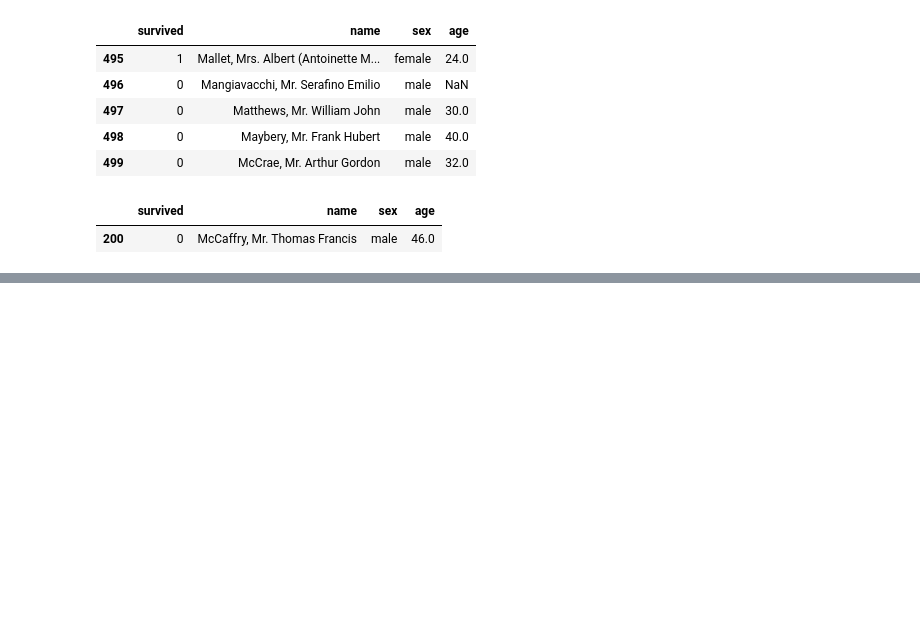
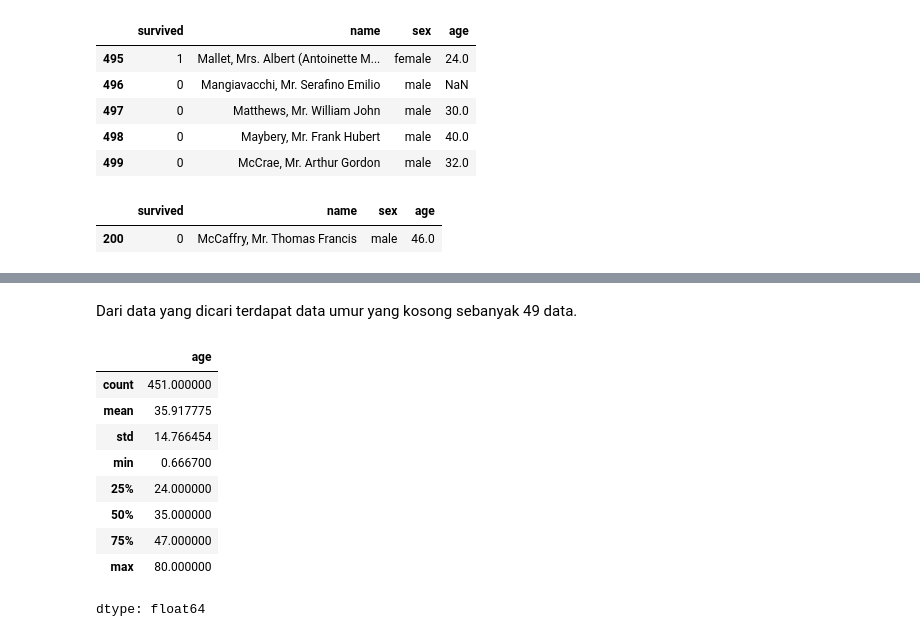
Before and after one commit to ally-sketch/DATA-SCIENCE-, a Jupyter notebook: Basic Python and Data Intelligence/Dibimbing/template_assignment.ipynb, the cells around one changed output, grey strips where cells are left out. Saved outputs shown, nothing was run; the diff lists cells and outputs as text; code cells hidden in the pictures; blank space fills up the shorter version.

```diff
--- a/Basic Python and Data Intelligence/Dibimbing/template_assignment.ipynb
+++ b/Basic Python and Data Intelligence/Dibimbing/template_assignment.ipynb
@@ -76,0 +90,15 @@ df.sample()
+# %% [markdown]
+Dari data yang dicari terdapat data umur yang kosong sebanyak 49 data.
+# %%
+df['age'].describe()
+# %% [output]
+|  | age |
+| count | 451.000000 |
+| mean | 35.917775 |
+| std | 14.766454 |
+| min | 0.666700 |
+| 25% | 24.000000 |
+| 50% | 35.000000 |
+| 75% | 47.000000 |
+| max | 80.000000 |
+dtype: float64
```
Also changed, not shown: parts of 14 cells of this notebook.
